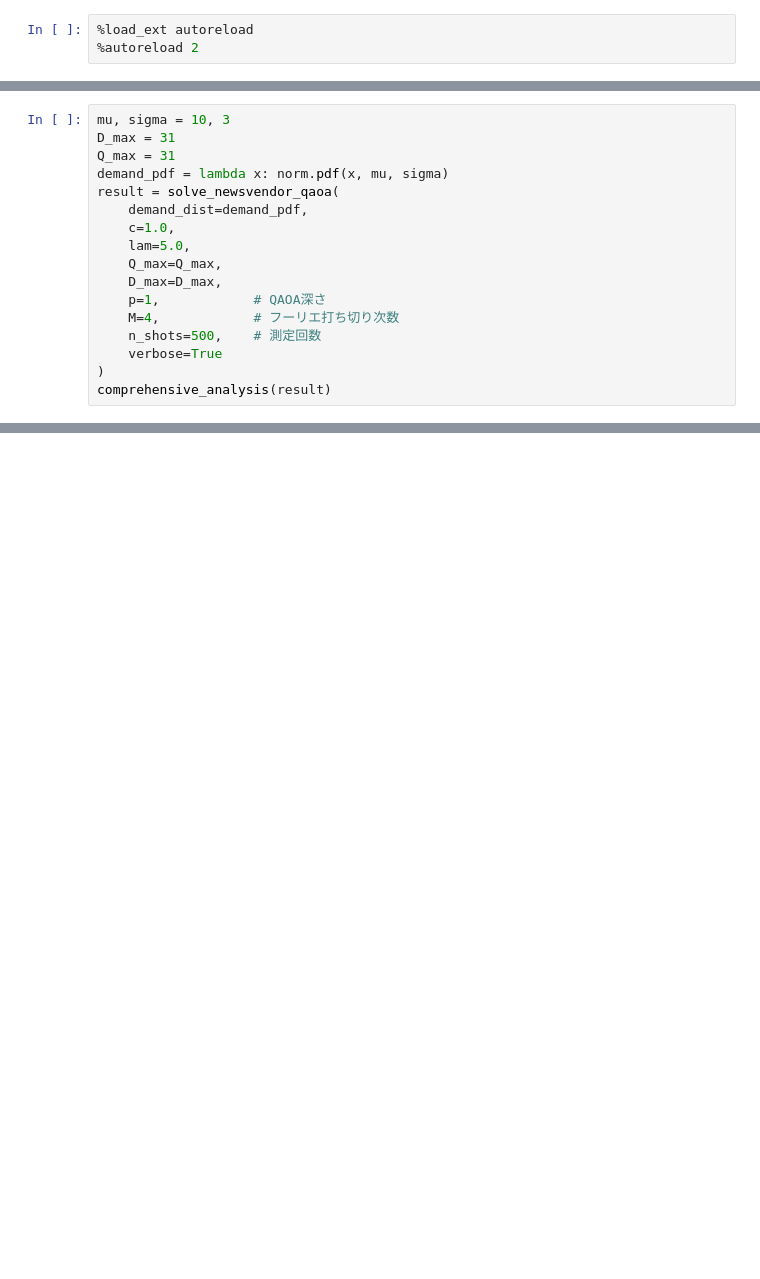
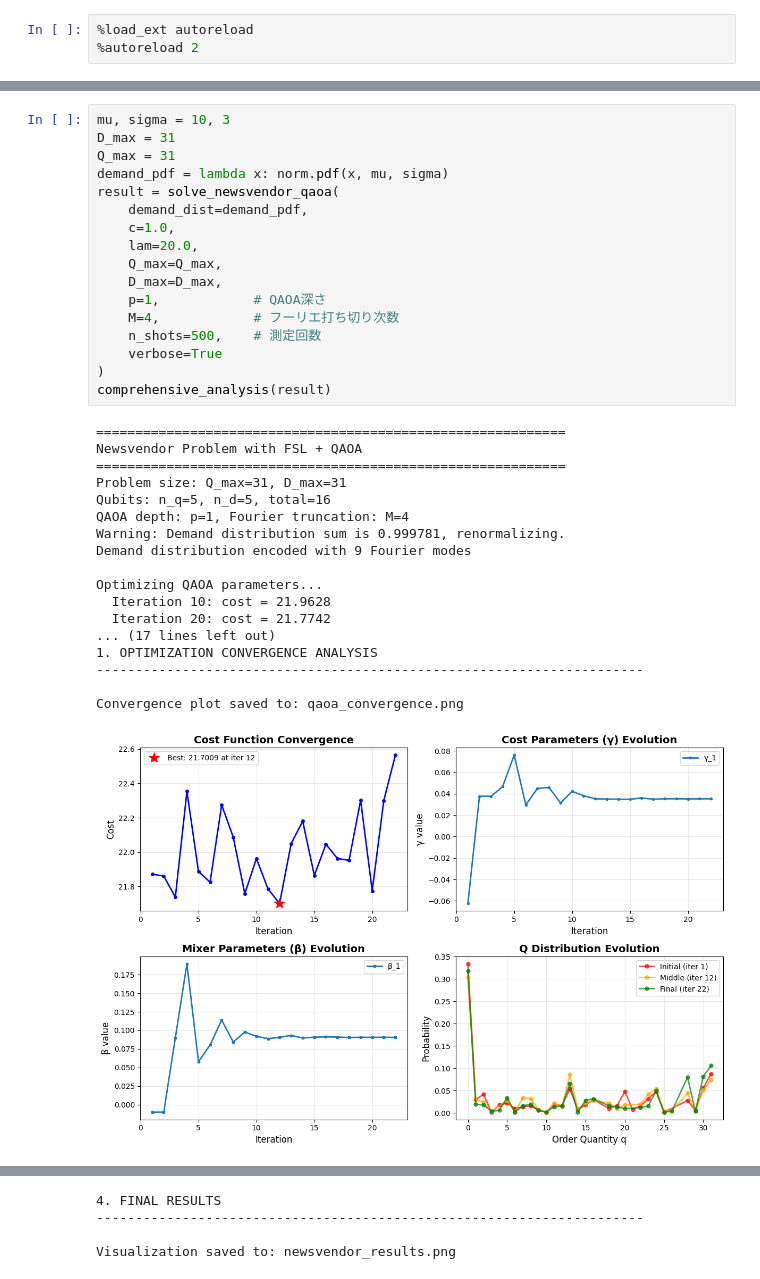
Before and after one commit to ReiMatsuzaki/qc_ft_prob, a Jupyter notebook: notebooks/07_newsvendor.ipynb, the cells around one changed output, grey strips where cells are left out. Cells and saved outputs as stored; diff of their text form; blank space fills up the shorter version.

```diff
--- a/notebooks/07_newsvendor.ipynb
+++ b/notebooks/07_newsvendor.ipynb
@@ -86,17 +214,36 @@ Best Cost Achieved: 4.5545
 # %%
 mu, sigma = 10, 3
 D_max = 31
 Q_max = 31
 demand_pdf = lambda x: norm.pdf(x, mu, sigma)
 result = solve_newsvendor_qaoa(
     demand_dist=demand_pdf,
     c=1.0,
-    lam=5.0,
+    lam=20.0,
     Q_max=Q_max,
     D_max=D_max,
     p=1,            # QAOA深さ
     M=4,            # フーリエ打ち切り次数
     n_shots=500,    # 測定回数
     verbose=True
 )
 comprehensive_analysis(result)
+# %% [output]
+============================================================
+Newsvendor Problem with FSL + QAOA
+============================================================
+Problem size: Q_max=31, D_max=31
+Qubits: n_q=5, n_d=5, total=16
+QAOA depth: p=1, Fourier truncation: M=4
+Warning: Demand distribution sum is 0.999781, renormalizing.
+Demand distribution encoded with 9 Fourier modes
+
+Optimizing QAOA parameters...
+  Iteration 10: cost = 21.9628
+  Iteration 20: cost = 21.7742
+... (17 lines left out)
+1. OPTIMIZATION CONVERGENCE ANALYSIS
+----------------------------------------------------------------------
+
+Convergence plot saved to: qaoa_convergence.png
+[figure, added]
@@ -102,0 +268,4 @@ comprehensive_analysis(result)
+4. FINAL RESULTS
+----------------------------------------------------------------------
+
+Visualization saved to: newsvendor_results.png
```
Also changed, not shown: parts of 7 cells of this notebook, 4 other files.
